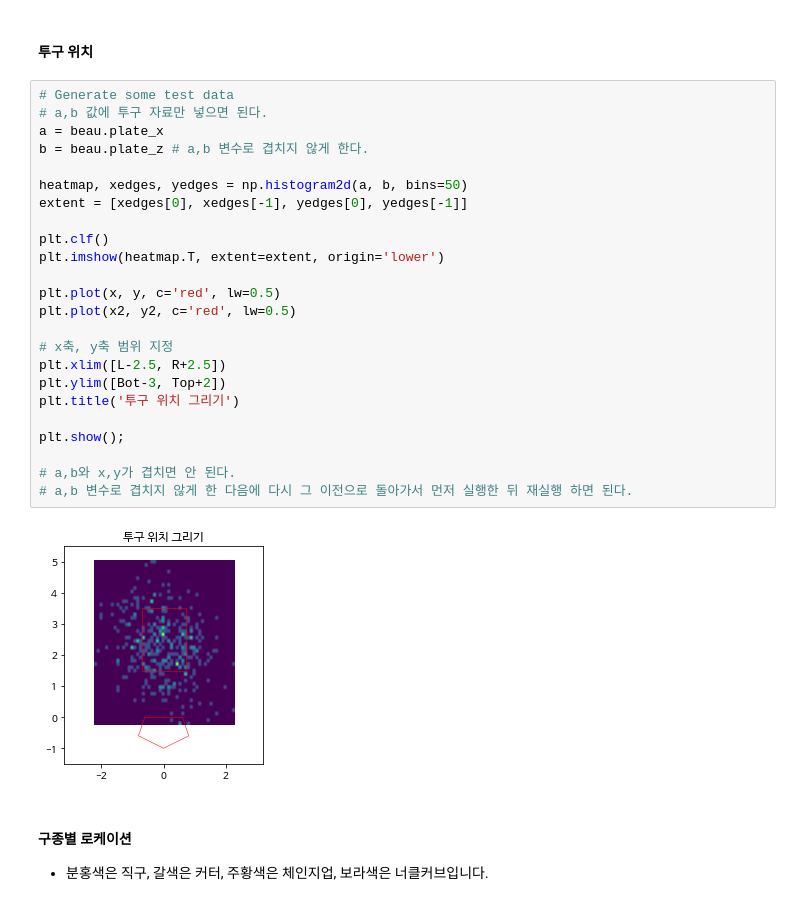
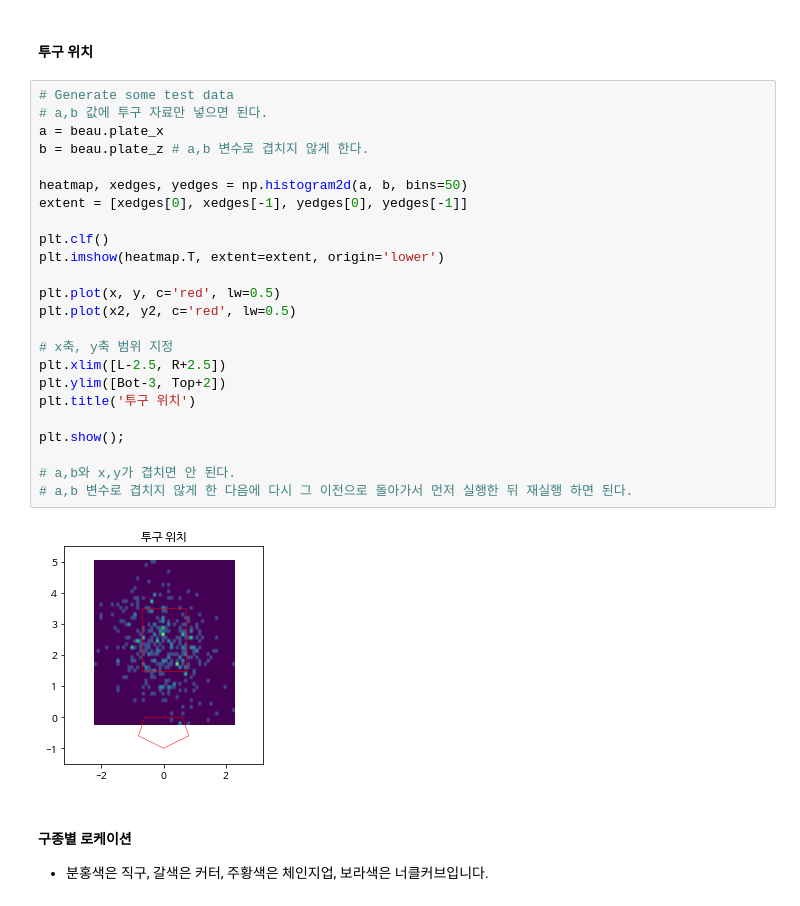
Before and after one commit to Sgkeoi/GonBaseball, a Jupyter notebook: 외국인선수분석_PBP.ipynb, the cells around one changed output. Drawn from its saved outputs; the diff is of its cells as text.

```diff
--- a/외국인선수분석_PBP.ipynb
+++ b/외국인선수분석_PBP.ipynb
@@ -1345,29 +1347,29 @@ plt.show();
 # %%
 # Generate some test data
 # a,b 값에 투구 자료만 넣으면 된다.
 a = beau.plate_x
 b = beau.plate_z # a,b 변수로 겹치지 않게 한다.
 
 heatmap, xedges, yedges = np.histogram2d(a, b, bins=50)
 extent = [xedges[0], xedges[-1], yedges[0], yedges[-1]]
 
 plt.clf()
 plt.imshow(heatmap.T, extent=extent, origin='lower')
 
 plt.plot(x, y, c='red', lw=0.5)
 plt.plot(x2, y2, c='red', lw=0.5)
 
 # x축, y축 범위 지정
 plt.xlim([L-2.5, R+2.5])
 plt.ylim([Bot-3, Top+2])
-plt.title('투구 위치 그리기')
+plt.title('투구 위치')
 
 plt.show();
 
 # a,b와 x,y가 겹치면 안 된다.
 # a,b 변수로 겹치지 않게 한 다음에 다시 그 이전으로 돌아가서 먼저 실행한 뒤 재실행 하면 된다.
 # %% [output]
-[figure, old version]
+[figure, new version]
 # %% [markdown]
 #### 구종별 로케이션
 
```
Also changed, not shown: parts of 10 cells of this notebook.
